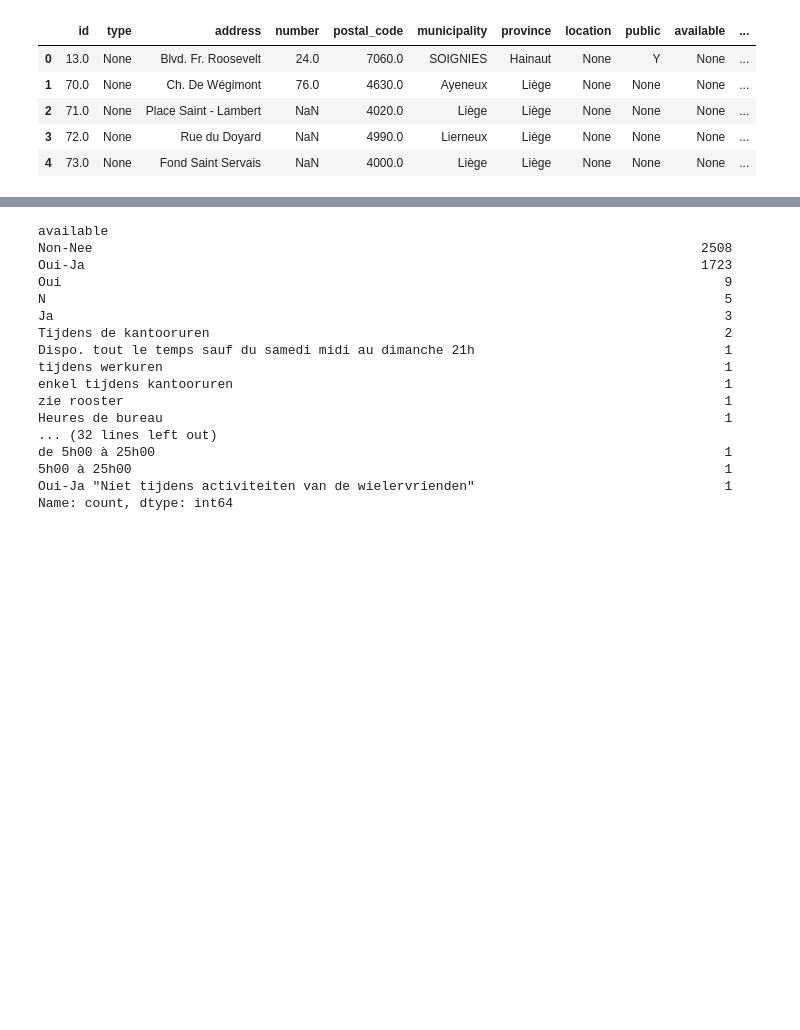
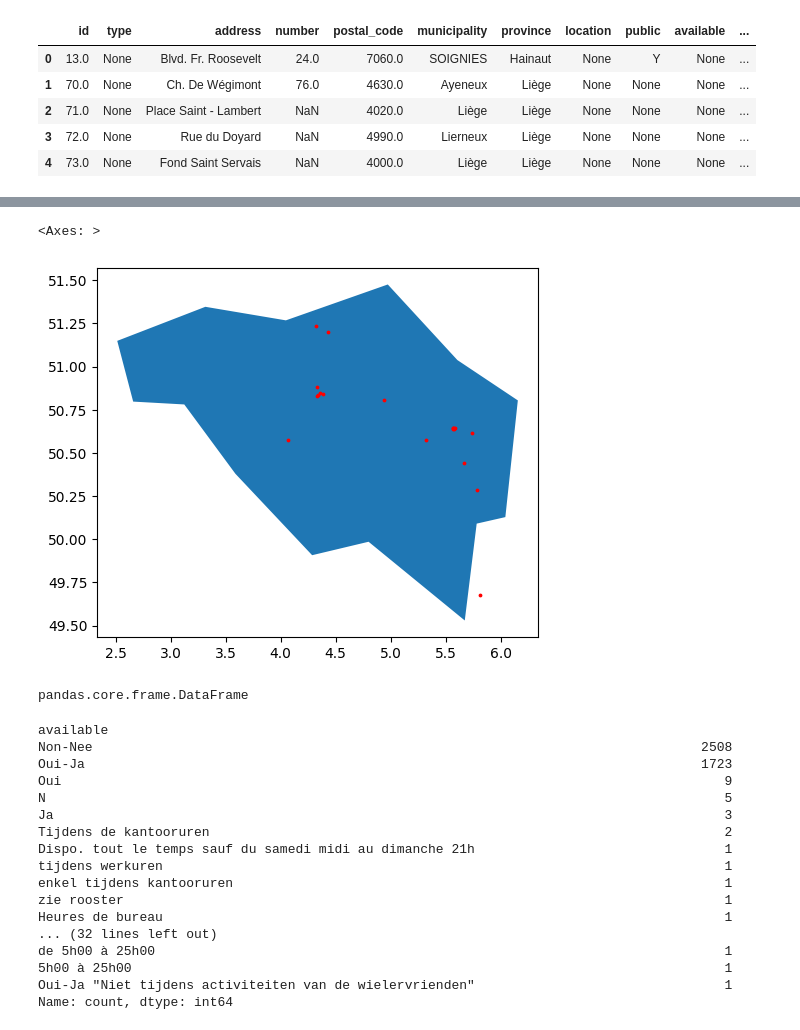
Before and after one commit to isa-sc/mda-project, a Jupyter notebook: script 1.ipynb, the cells around one changed output, grey strips where cells are left out. Saved outputs shown, nothing was run; the diff lists cells and outputs as text; code cells hidden in the pictures; blank space fills up the shorter version.

Commit message:
address to geo data and a map!!!

```diff
--- a/script 1.ipynb
+++ b/script 1.ipynb
@@ -23,6 +104,18 @@ df_aed.head()
+# %%
+address = 'Place Saint - Lambert, 4020 Liège, Belgium'
 # %%
 #create address as one string
 number = 1
-address = str(df_aed['address'][number])+" "+str(df_aed['number'][number])+" ,"+str(df_aed['postal_code'][number])+" ,"+str(df_aed['municipality'][number])
-address = address + ' , Belgium'
-address
+addresses = []
+for number in range(20):
+    address = ''
+    if not pd.isna(df_aed['address'][number]):
+        address = str(df_aed['address'][number])
+        if not pd.isna(df_aed['number'][number]):
+            address = address+" "+str(int(df_aed['number'][number]))
+        if not pd.isna(df_aed['postal_code'][number]):
+            address = address +" ,"+str(int(df_aed['postal_code'][number]))
+        if not pd.isna(df_aed['municipality'][number]):
+            address = address +" ,"+str(df_aed['municipality'][number])
+        address = address + ' , Belgium'
+        addresses.append(address)
@@ -30,0 +147,4 @@ address
+# %%
+locations = gpd.tools.geocode(addresses)
+
+locations
@@ -30,0 +169,14 @@ address
+# %%
+# Read the world dataset
+world = gpd.read_file(gpd.datasets.get_path('naturalearth_lowres'))
+# %%
+# Filter the data to only include Belgium
+belgium = world[world.name == "Belgium"]
+
+# Plot the map of Belgium
+ax = belgium.plot()
+
+locations.plot(ax = ax, color='red', markersize=3)
+# %% [output]
+<Axes: >
+[figure, added]
@@ -31,3 +185,7 @@ address
+# %%
+type(coordinates)
+# %% [output]
+pandas.core.frame.DataFrame
 # %%
 df_aed['available'].value_counts()
 # %% [output]
```
Also changed, not shown: parts of 14 cells of this notebook.
